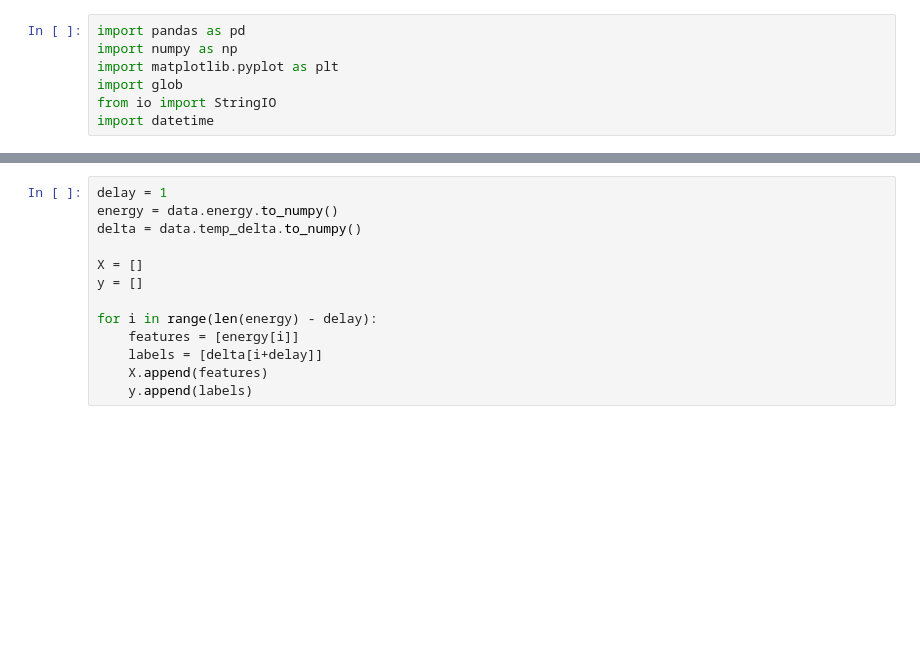
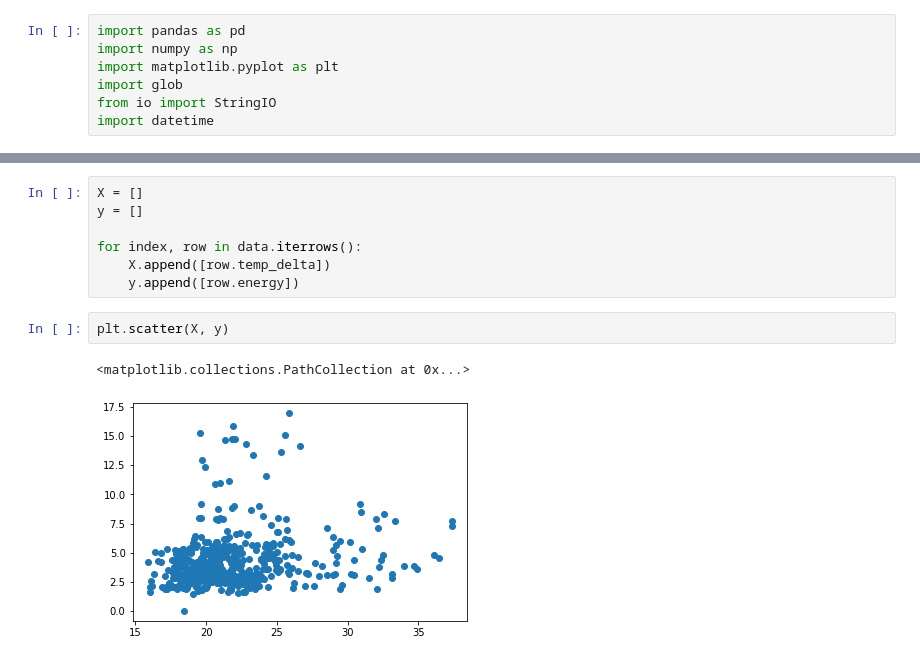
Before and after one commit to jtuo/mlproject, a Jupyter notebook: project.ipynb, the cells around one changed output, grey strips where cells are left out. Saved outputs shown, nothing was run; the diff lists cells and outputs as text; blank space fills up the shorter version.

```diff
--- a/project.ipynb
+++ b/project.ipynb
@@ -80,16 +97,15 @@ data.plot(y='temp_delta')
 # %%
-delay = 1
-energy = data.energy.to_numpy()
-delta = data.temp_delta.to_numpy()
-
 X = []
 y = []
 
-for i in range(len(energy) - delay):
-    features = [energy[i]]
-    labels = [delta[i+delay]]
-    X.append(features)
-    y.append(labels)
+for index, row in data.iterrows():
+    X.append([row.temp_delta])
+    y.append([row.energy])
+# %%
+plt.scatter(X, y)
+# %% [output]
+<matplotlib.collections.PathCollection at 0x...>
+[figure, added]
 # %%
 from sklearn.model_selection import train_test_split
 X_train, X_rem, y_train, y_rem = train_test_split(X, y, test_size=0.2, shuffle=False)
```
Also changed, not shown: parts of 9 cells of this notebook, 38 other files.
